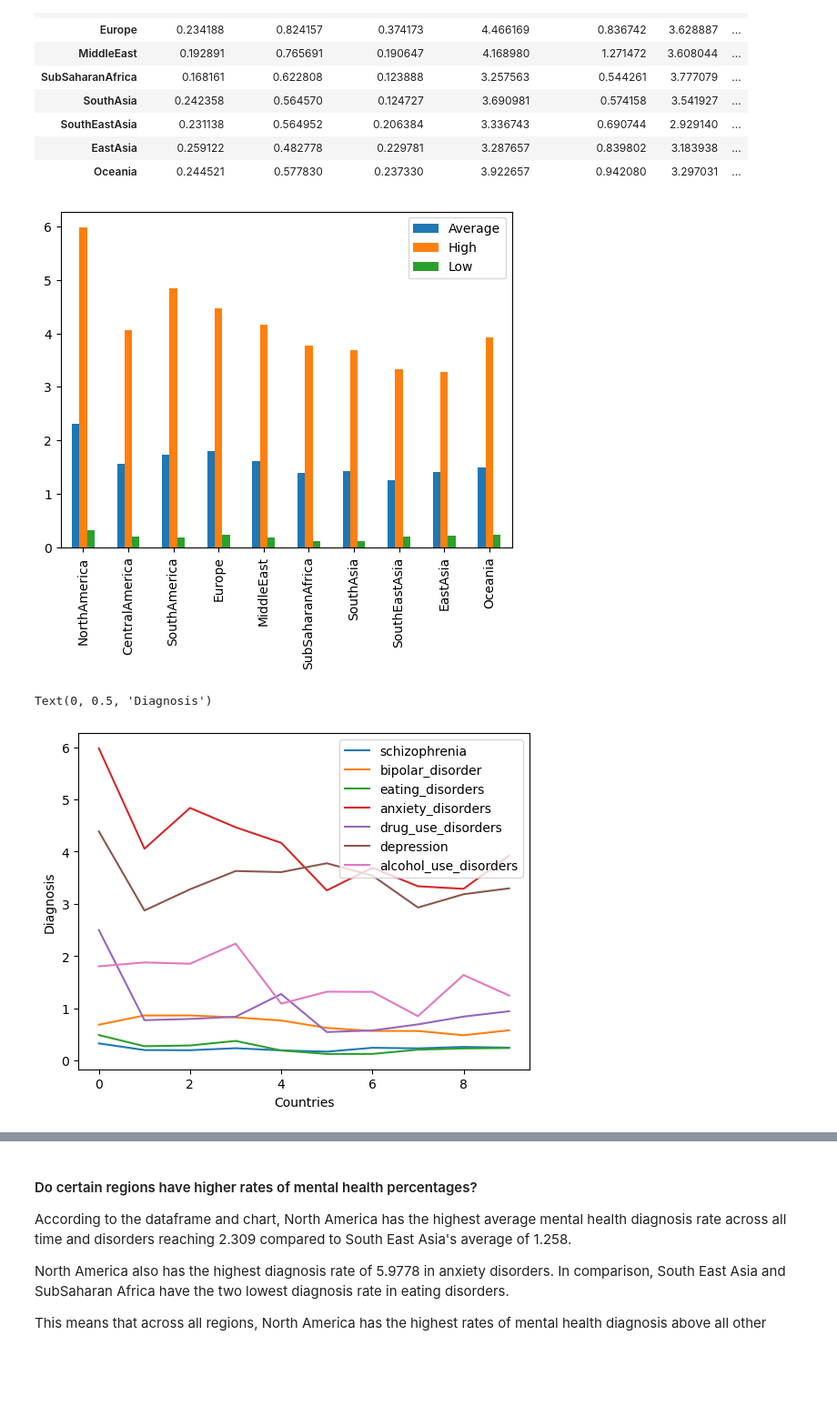
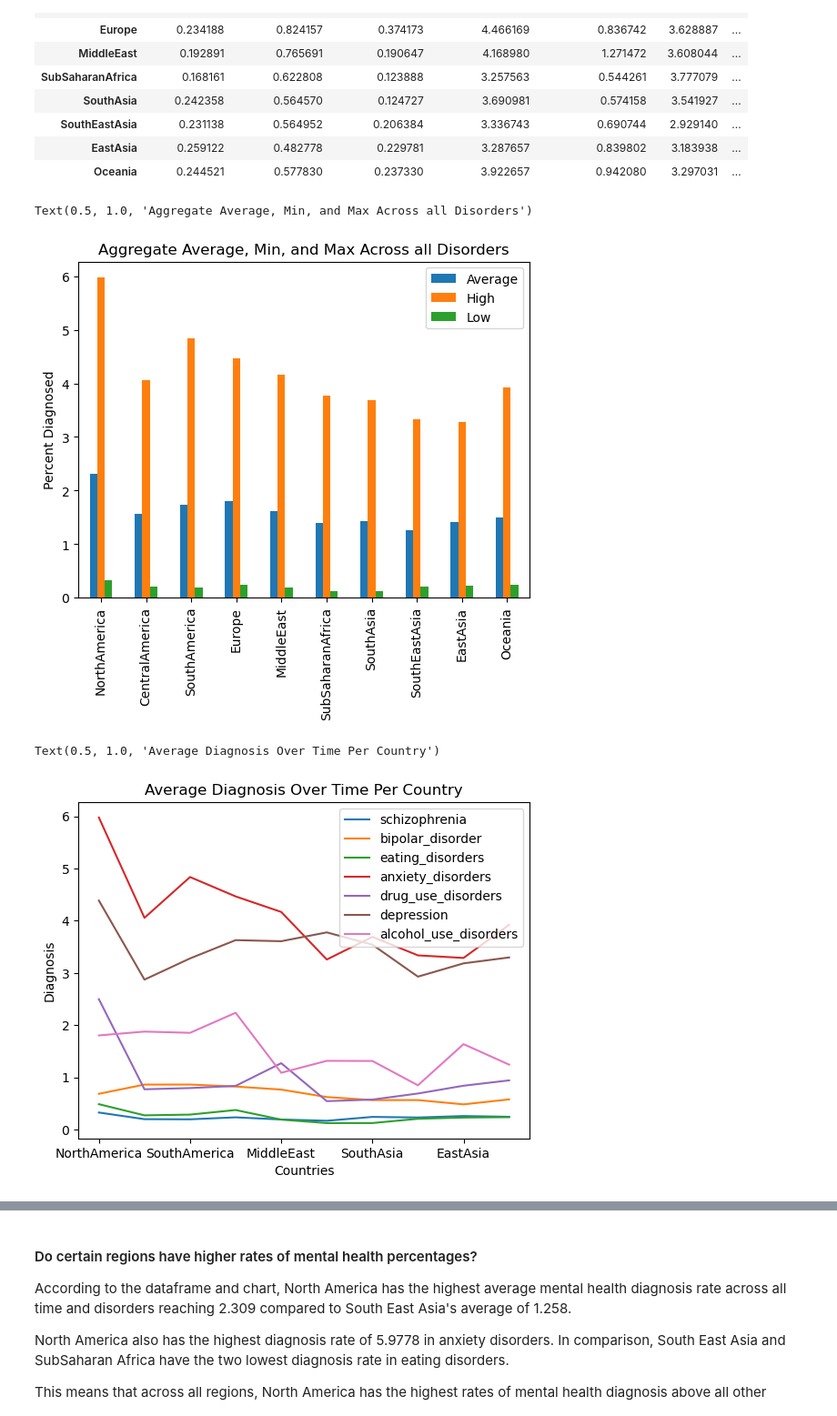
Before and after one commit to cindyreynoso/New-Project-4, a Jupyter notebook: Jacqueline/JAnalysis.ipynb, the cells around one changed output, grey strips where cells are left out. Shown at 91% size. Drawn from its saved outputs; the diff is of its cells as text; code cells hidden in the pictures; blank space fills up the shorter version.

```diff
--- a/Jacqueline/JAnalysis.ipynb
+++ b/Jacqueline/JAnalysis.ipynb
@@ -96,15 +91,19 @@ Q1a_df
 | Oceania | 0.244521 | 0.577830 | 0.237330 | 3.922657 | 0.942080 | 3.297031 | ... |
 # %%
 fig1 = Q1a_df[["Average", "High", "Low"]].plot(kind = "bar")
+fig1.set_ylabel("Percent Diagnosed")
+fig1.set_title("Aggregate Average, Min, and Max Across all Disorders")
 # %% [output]
+Text(0.5, 1.0, 'Aggregate Average, Min, and Max Across all Disorders')
-[figure, old version]
+[figure, new version]
 # %%
 fig1a = Q1a_df[["schizophrenia", "bipolar_disorder", "eating_disorders", "anxiety_disorders",
-                "drug_use_disorders", "depression","alcohol_use_disorders"]].plot(kind = "line", use_index=False, )
+                "drug_use_disorders", "depression","alcohol_use_disorders"]].plot(kind = "line")
 fig1a.set_xlabel("Countries")
 fig1a.set_ylabel("Diagnosis")
+fig1a.set_title("Average Diagnosis Over Time Per Country")
 # %% [output]
-Text(0, 0.5, 'Diagnosis')
+Text(0.5, 1.0, 'Average Diagnosis Over Time Per Country')
-[figure, old version]
+[figure, new version]
 # %%
 fig1b = Q1a_df[["anxiety_disorders", "depression", "eating_disorders", "schizophrenia"]].plot(kind = "bar", color = ["red", "brown", "green", "blue"], alpha = 0.7)
```
Also changed, not shown: parts of 19 cells of this notebook.
